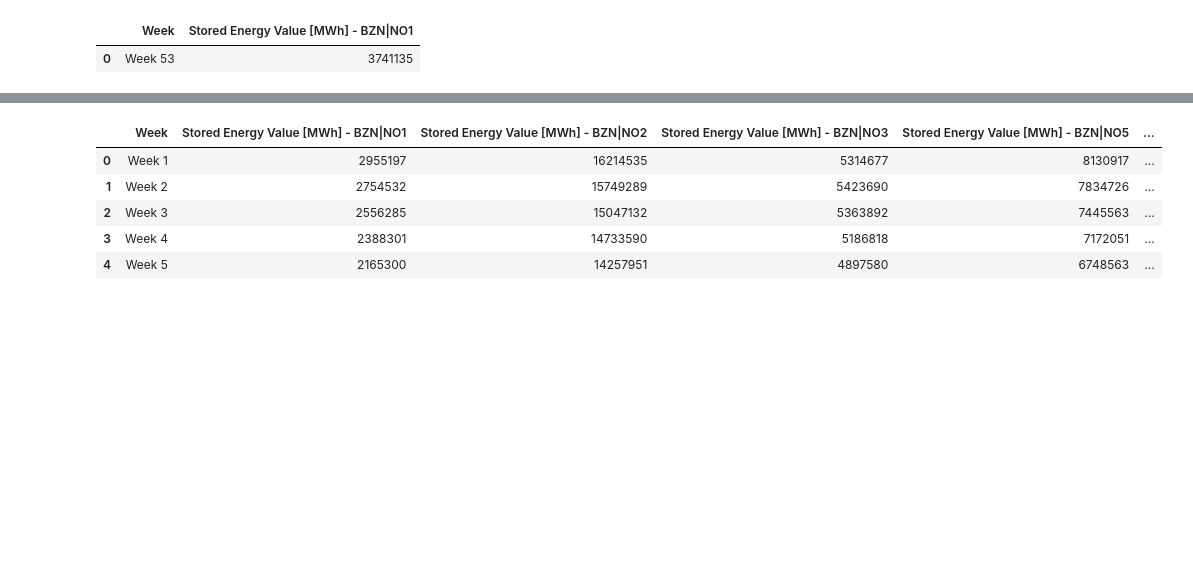
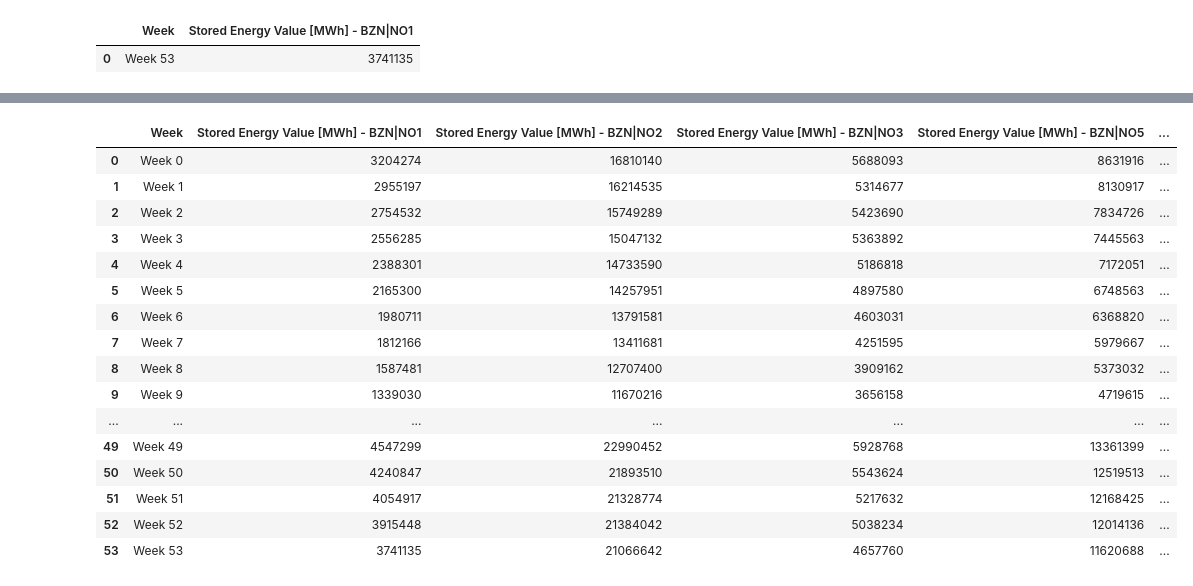
Before and after one commit to HIOF-Bachelor-Project-Group-7/Time-series-energy-price-prediction-bidding-zone-N01, a Jupyter notebook: code/Data aggregation of energy market bidding zone NO1.ipynb, the cells around one changed output, grey strips where cells are left out. Cells and saved outputs as stored; diff of their text form; code cells hidden in the pictures; blank space fills up the shorter version.

Commit message:
Interpolation is finished
With last week of 2021 and first week of 2023, and then the data is snipped off at both ends with a filter to allow only for stamps in 2022

```diff
--- a/code/Data aggregation of energy market bidding zone NO1.ipynb
+++ b/code/Data aggregation of energy market bidding zone NO1.ipynb
@@ -371,12 +371,19 @@ Reading in water levels as CSV with pandas library
 
 To get a more precise data and filled out data we need to also involve the first week measurement of 2022
 # %%
-# Loading in dataset for 2022
+# Loading in main datasets (2022)
 water_level_NO1 = pd.read_csv("../datasets/water_level/NO1_2022_Water_Reservoirs_and_Hydro_Storage_Plants_202201030000-202301020000.csv")
 water_level_NO2 = pd.read_csv("../datasets/water_level/NO2_2022_Water_Reservoirs_and_Hydro_Storage Plants_202201030000-202301020000.csv")
 water_level_NO3 = pd.read_csv("../datasets/water_level/NO3_2022_Water_Reservoirs_and_Hydro_Storage Plants_202201030000-202301020000.csv")
 water_level_NO5 = pd.read_csv("../datasets/water_level/NO5_2022_Water_Reservoirs_and_Hydro_Storage Plants_202201030000-202301020000.csv")
 water_level_SE3 = pd.read_csv("../datasets/water_level/SE3_2022_Water_Reservoirs_and_Hydro_Storage Plants_202201030000-202301020000.csv")
+
+# Reading in only the last week of 2021
+water_level_NO1_2021 = pd.read_csv("../datasets/water_level/NO1_2021_Water Reservoirs and Hydro Storage Plants_202101040000-202201030000.csv", skiprows=range(1, 52))
+water_level_NO2_2021 = pd.read_csv("../datasets/water_level/NO2_2021_Water Reservoirs and Hydro Storage Plants_202101040000-202201030000.csv", skiprows=range(1, 52))
+water_level_NO3_2021 = pd.read_csv("../datasets/water_level/NO3_2021_Water Reservoirs and Hydro Storage Plants_202101040000-202201030000.csv", skiprows=range(1, 52))
+water_level_NO5_2021 = pd.read_csv("../datasets/water_level/NO5_2021_Water Reservoirs and Hydro Storage Plants_202101040000-202201030000.csv", skiprows=range(1, 52))
+water_level_SE3_2021 = pd.read_csv("../datasets/water_level/SE3_2021_Water Reservoirs and Hydro Storage Plants_202101040000-202201030000.csv", skiprows=range(1, 52))
 
 # Reading in only the first week of 2023
 water_level_NO1_2023 = pd.read_csv("../datasets/water_level/NO1_2023_Water Reservoirs and Hydro Storage Plants_202301020000-202401010000.csv", nrows=1)
@@ -391,5 +398,12 @@ water_level_NO2_2023.at[0, 'Week'] = 'Week 53'
 water_level_NO3_2023.at[0, 'Week'] = 'Week 53'
 water_level_NO5_2023.at[0, 'Week'] = 'Week 53'
 water_level_SE3_2023.at[0, 'Week'] = 'Week 53'
+
+# Getting 'Week 52' from 2021 datasets
+water_level_NO1_2021.at[0, 'Week'] = 'Week 0'
+water_level_NO2_2021.at[0, 'Week'] = 'Week 0'
+water_level_NO3_2021.at[0, 'Week'] = 'Week 0'
+water_level_NO5_2021.at[0, 'Week'] = 'Week 0'
+water_level_SE3_2021.at[0, 'Week'] = 'Week 0'
 # %%
 # Checking if only the row of the data for 2023 was read in.
@@ -400,8 +419,8 @@ water_level_NO1_2023.head()
 # %%
 # Concatinating the dataset to add the first week of 2023 to the 2022 datasets. ignore index ignores the index number of the row in 2023 and gives it a new after being "appended"
-water_level_NO1 = pd.concat([water_level_NO1, water_level_NO1_2023], ignore_index= True)
-water_level_NO2 = pd.concat([water_level_NO2, water_level_NO2_2023], ignore_index= True)
-water_level_NO3 = pd.concat([water_level_NO3, water_level_NO3_2023], ignore_index= True)
-water_level_NO5 = pd.concat([water_level_NO5, water_level_NO5_2023], ignore_index= True)
-water_level_SE3 = pd.concat([water_level_SE3, water_level_SE3_2023], ignore_index= True)
+water_level_NO1 = pd.concat([water_level_NO1_2021, water_level_NO1, water_level_NO1_2023], ignore_index= True, axis=0)
+water_level_NO2 = pd.concat([water_level_NO2_2021, water_level_NO2, water_level_NO2_2023], ignore_index= True, axis=0)
+water_level_NO3 = pd.concat([water_level_NO3_2021, water_level_NO3, water_level_NO3_2023], ignore_index= True, axis=0)
+water_level_NO5 = pd.concat([water_level_NO5_2021 ,water_level_NO5, water_level_NO5_2023], ignore_index= True, axis=0)
+water_level_SE3 = pd.concat([water_level_SE3_2021, water_level_SE3, water_level_SE3_2023], ignore_index= True, axis=0)
 # %%
@@ -416,15 +446,26 @@ water_level_NO1.head()
 # %%
 # Merging the import export datasets
 water_level_dataframes = [water_level_NO1, water_level_NO2, water_level_NO3, water_level_NO5, water_level_SE3]
 water_level_dataframes = reduce(lambda left, right: pd.merge(left,right, on=['Week']), water_level_dataframes)
 
 # printing out the 5 first rows of the resulting dataframe
-water_level_dataframes.head()
+water_level_dataframes
 # %% [output]
 |  | Week | Stored Energy Value [MWh] - BZN|NO1 | Stored Energy Value [MWh] - BZN|NO2 | Stored Energy Value [MWh] - BZN|NO3 | Stored Energy Value [MWh] - BZN|NO5 | ... |
-| 0 | Week 1 | 2955197 | 16214535 | 5314677 | 8130917 | ... |
-| 1 | Week 2 | 2754532 | 15749289 | 5423690 | 7834726 | ... |
-| 2 | Week 3 | 2556285 | 15047132 | 5363892 | 7445563 | ... |
-| 3 | Week 4 | 2388301 | 14733590 | 5186818 | 7172051 | ... |
-| 4 | Week 5 | 2165300 | 14257951 | 4897580 | 6748563 | ... |
+| 0 | Week 0 | 3204274 | 16810140 | 5688093 | 8631916 | ... |
+| 1 | Week 1 | 2955197 | 16214535 | 5314677 | 8130917 | ... |
+| 2 | Week 2 | 2754532 | 15749289 | 5423690 | 7834726 | ... |
+| 3 | Week 3 | 2556285 | 15047132 | 5363892 | 7445563 | ... |
+| 4 | Week 4 | 2388301 | 14733590 | 5186818 | 7172051 | ... |
+| 5 | Week 5 | 2165300 | 14257951 | 4897580 | 6748563 | ... |
+| 6 | Week 6 | 1980711 | 13791581 | 4603031 | 6368820 | ... |
+| 7 | Week 7 | 1812166 | 13411681 | 4251595 | 5979667 | ... |
+| 8 | Week 8 | 1587481 | 12707400 | 3909162 | 5373032 | ... |
+| 9 | Week 9 | 1339030 | 11670216 | 3656158 | 4719615 | ... |
+| ... | ... | ... | ... | ... | ... | ... |
+| 49 | Week 49 | 4547299 | 22990452 | 5928768 | 13361399 | ... |
+| 50 | Week 50 | 4240847 | 21893510 | 5543624 | 12519513 | ... |
+| 51 | Week 51 | 4054917 | 21328774 | 5217632 | 12168425 | ... |
+| 52 | Week 52 | 3915448 | 21384042 | 5038234 | 12014136 | ... |
+| 53 | Week 53 | 3741135 | 21066642 | 4657760 | 11620688 | ... |
 # %%
```
Also changed, not shown: parts of 17 cells of this notebook, 5 other files.
